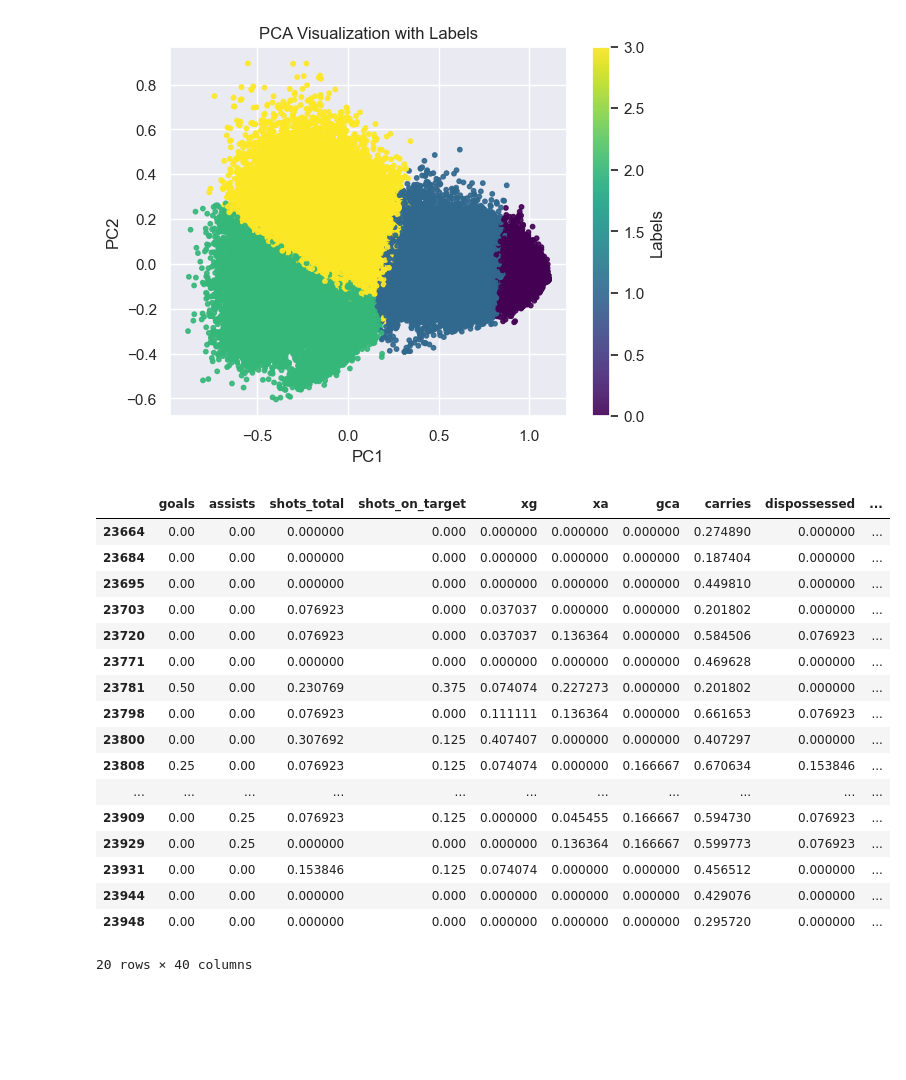
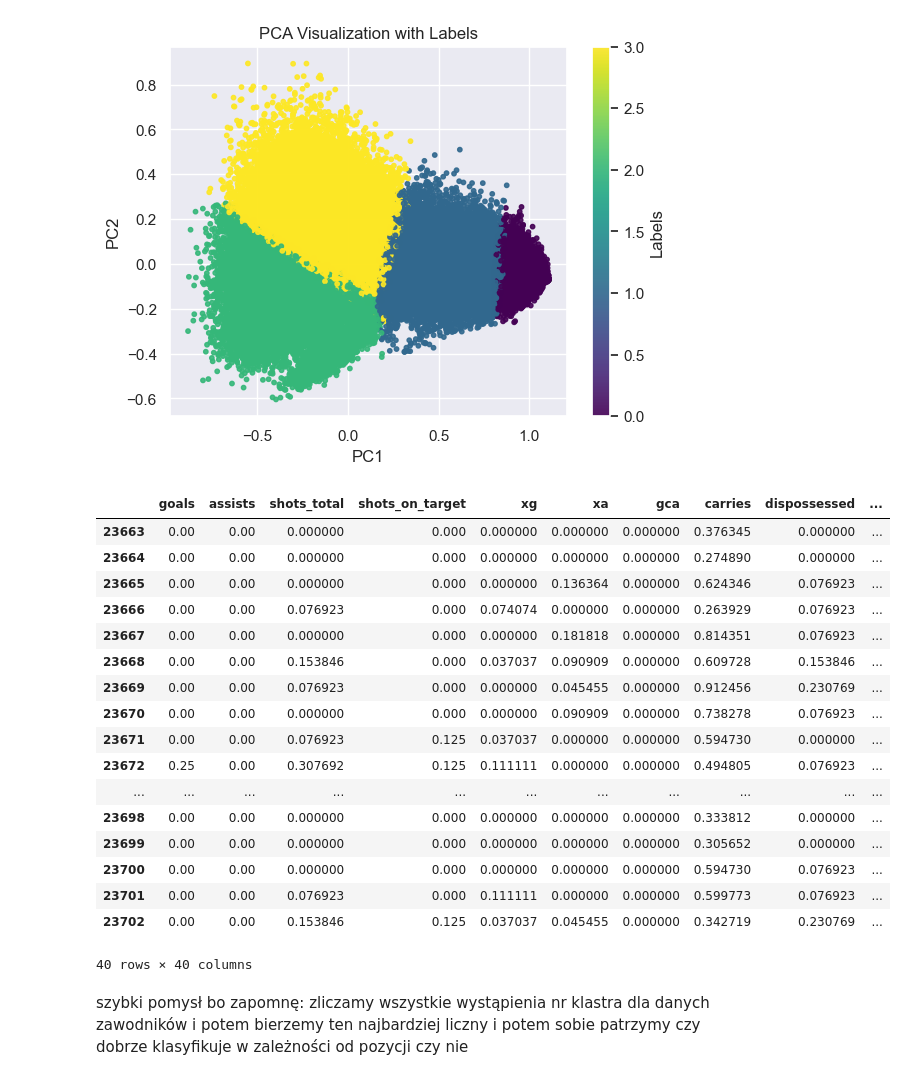
Before and after one commit to tomaszzywicki/Soccer-matches-data-analysis, a Jupyter notebook: code/KM3/models.ipynb, the cells around one changed output. Cells and saved outputs as stored; diff of their text form; code cells hidden in the pictures; blank space fills up the shorter version.

```diff
--- a/code/KM3/models.ipynb
+++ b/code/KM3/models.ipynb
@@ -347,23 +347,25 @@ df_all = pd.read_csv("../../data/players_home_matches.csv")
 
 df_team = pd.concat([df, df_all[['championship_name', 'homeTeamName', 'playerName']]], axis=1)
 # %%
-df_team[(df_team['homeTeamName'] == 'Barcelona') & (df_team['playerName'] == 'Lionel Messi')].head(20)
+df_team[df_team['homeTeamName'] == 'Barcelona'].head(40)
 # %% [output]
 |  | goals | assists | shots_total | shots_on_target | xg | xa | gca | carries | dispossessed | ... |
+| 23663 | 0.00 | 0.00 | 0.000000 | 0.000 | 0.000000 | 0.000000 | 0.000000 | 0.376345 | 0.000000 | ... |
 | 23664 | 0.00 | 0.00 | 0.000000 | 0.000 | 0.000000 | 0.000000 | 0.000000 | 0.274890 | 0.000000 | ... |
-| 23684 | 0.00 | 0.00 | 0.000000 | 0.000 | 0.000000 | 0.000000 | 0.000000 | 0.187404 | 0.000000 | ... |
-| 23695 | 0.00 | 0.00 | 0.000000 | 0.000 | 0.000000 | 0.000000 | 0.000000 | 0.449810 | 0.000000 | ... |
-| 23703 | 0.00 | 0.00 | 0.076923 | 0.000 | 0.037037 | 0.000000 | 0.000000 | 0.201802 | 0.000000 | ... |
-| 23720 | 0.00 | 0.00 | 0.076923 | 0.000 | 0.037037 | 0.136364 | 0.000000 | 0.584506 | 0.076923 | ... |
-| 23771 | 0.00 | 0.00 | 0.000000 | 0.000 | 0.000000 | 0.000000 | 0.000000 | 0.469628 | 0.000000 | ... |
-| 23781 | 0.50 | 0.00 | 0.230769 | 0.375 | 0.074074 | 0.227273 | 0.000000 | 0.201802 | 0.000000 | ... |
-| 23798 | 0.00 | 0.00 | 0.076923 | 0.000 | 0.111111 | 0.136364 | 0.000000 | 0.661653 | 0.076923 | ... |
-| 23800 | 0.00 | 0.00 | 0.307692 | 0.125 | 0.407407 | 0.000000 | 0.000000 | 0.407297 | 0.000000 | ... |
-| 23808 | 0.25 | 0.00 | 0.076923 | 0.125 | 0.074074 | 0.000000 | 0.166667 | 0.670634 | 0.153846 | ... |
+| 23665 | 0.00 | 0.00 | 0.000000 | 0.000 | 0.000000 | 0.136364 | 0.000000 | 0.624346 | 0.076923 | ... |
+| 23666 | 0.00 | 0.00 | 0.076923 | 0.000 | 0.074074 | 0.000000 | 0.000000 | 0.263929 | 0.076923 | ... |
+| 23667 | 0.00 | 0.00 | 0.000000 | 0.000 | 0.000000 | 0.181818 | 0.000000 | 0.814351 | 0.076923 | ... |
+| 23668 | 0.00 | 0.00 | 0.153846 | 0.000 | 0.037037 | 0.090909 | 0.000000 | 0.609728 | 0.153846 | ... |
+| 23669 | 0.00 | 0.00 | 0.076923 | 0.000 | 0.000000 | 0.045455 | 0.000000 | 0.912456 | 0.230769 | ... |
+| 23670 | 0.00 | 0.00 | 0.000000 | 0.000 | 0.000000 | 0.090909 | 0.000000 | 0.738278 | 0.076923 | ... |
+| 23671 | 0.00 | 0.00 | 0.076923 | 0.125 | 0.037037 | 0.000000 | 0.000000 | 0.594730 | 0.000000 | ... |
+| 23672 | 0.25 | 0.00 | 0.307692 | 0.125 | 0.111111 | 0.000000 | 0.000000 | 0.494805 | 0.076923 | ... |
 | ... | ... | ... | ... | ... | ... | ... | ... | ... | ... | ... |
-| 23909 | 0.00 | 0.25 | 0.076923 | 0.125 | 0.000000 | 0.045455 | 0.166667 | 0.594730 | 0.076923 | ... |
-| 23929 | 0.00 | 0.25 | 0.000000 | 0.000 | 0.000000 | 0.136364 | 0.166667 | 0.599773 | 0.076923 | ... |
-| 23931 | 0.00 | 0.00 | 0.153846 | 0.125 | 0.074074 | 0.000000 | 0.000000 | 0.456512 | 0.000000 | ... |
-| 23944 | 0.00 | 0.00 | 0.000000 | 0.000 | 0.000000 | 0.000000 | 0.000000 | 0.429076 | 0.000000 | ... |
-| 23948 | 0.00 | 0.00 | 0.000000 | 0.000 | 0.000000 | 0.000000 | 0.000000 | 0.295720 | 0.000000 | ... |
+| 23698 | 0.00 | 0.00 | 0.000000 | 0.000 | 0.000000 | 0.000000 | 0.000000 | 0.333812 | 0.000000 | ... |
+| 23699 | 0.00 | 0.00 | 0.000000 | 0.000 | 0.000000 | 0.000000 | 0.000000 | 0.305652 | 0.000000 | ... |
+| 23700 | 0.00 | 0.00 | 0.000000 | 0.000 | 0.000000 | 0.000000 | 0.000000 | 0.594730 | 0.076923 | ... |
+| 23701 | 0.00 | 0.00 | 0.076923 | 0.000 | 0.111111 | 0.000000 | 0.000000 | 0.599773 | 0.076923 | ... |
+| 23702 | 0.00 | 0.00 | 0.153846 | 0.125 | 0.037037 | 0.045455 | 0.000000 | 0.342719 | 0.230769 | ... |
-20 rows × 40 columns
+40 rows × 40 columns
+# %% [markdown]
+szybki pomysł bo zapomnę: zliczamy wszystkie wystąpienia nr klastra dla danych zawodników i potem bierzemy ten najbardziej liczny i potem sobie patrzymy czy dobrze klasyfikuje w zależności od pozycji czy nie
```
Also changed, not shown: parts of 1 cell of this notebook.
